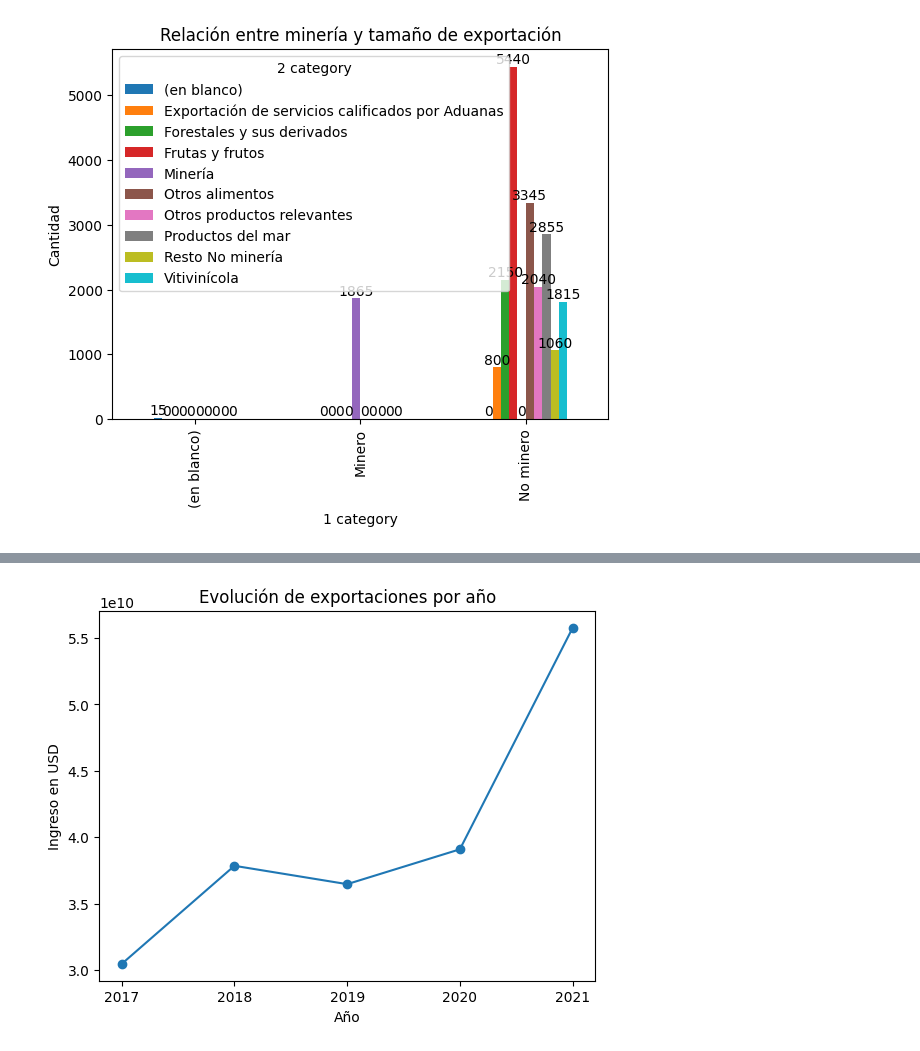
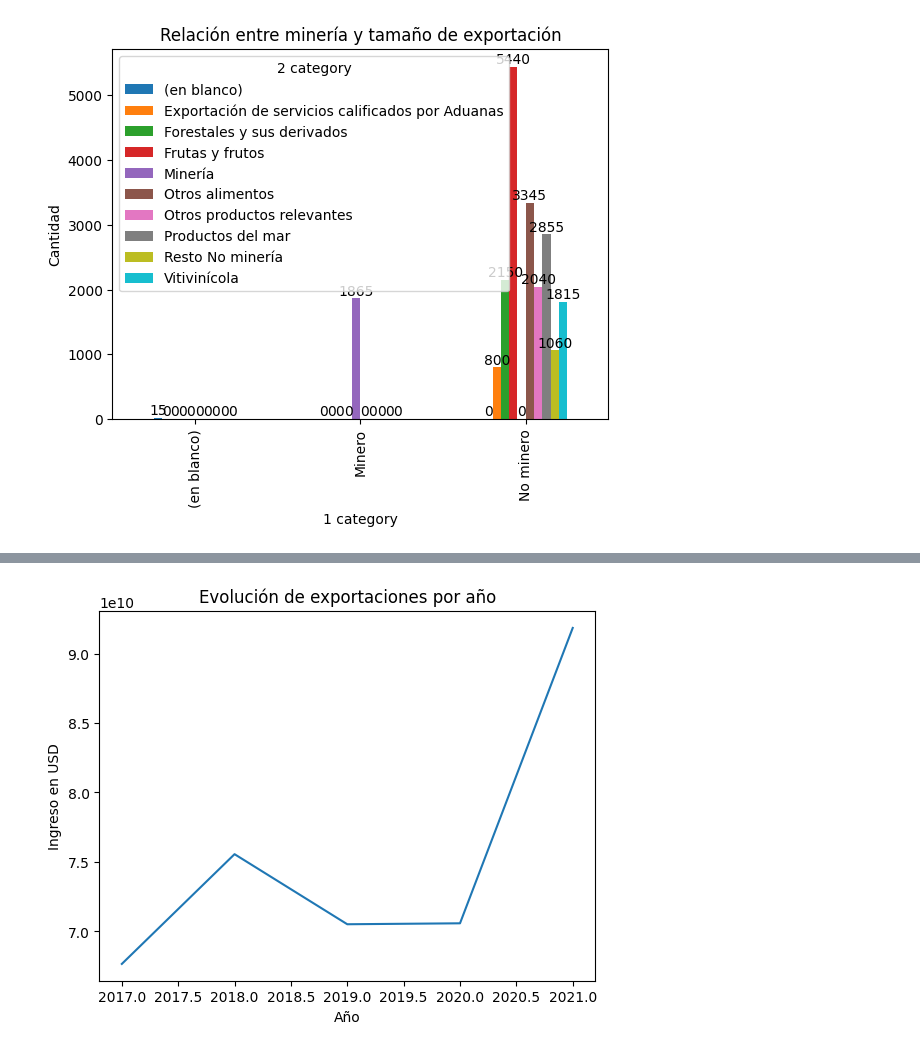
Before and after one commit to Cxris2145/MineriaDatos2026, a Jupyter notebook: ExportacionesChile2026.ipynb, the cells around one changed output, grey strips where cells are left out. Saved outputs shown, nothing was run; the diff lists cells and outputs as text; code cells hidden in the pictures.

```diff
--- a/ExportacionesChile2026.ipynb
+++ b/ExportacionesChile2026.ipynb
@@ -26,12 +40,6 @@ df.head()
 | 2 | China | Minero | Minería | Minerales de hierro y sus concent... | 2017 | 616711446,1 |
 | 3 | China | Minero | Minería | Litio | 2017 | 234218255 |
 | 4 | China | Minero | Minería | Minerales de molibdeno y sus conc... | 2017 | 37490057,93 |
-# %%
-#Limpieza de datos
-
-df['Income in USD'] = pd.to_numeric(df['Income in USD'], errors='coerce')
-df.columns = df.columns.str.strip()
-df = df.drop_duplicates()
 # %%
 df_anio = df["Year"].describe()
 print(df_anio)
@@ -270,11 +261,13 @@ plt.show()
 # %% [output]
 [figure]
 # %%
-# Este gráfico muestra solo los promedios por categoría,
-# evitando usar línea porque las diferencias son muy grandes.
+df['Income in USD'] = df['Income in USD'].str.replace(',', '.', regex=True).astype(float)
+# Aquí vemos cuánto dinero genera en promedio cada tipo de exportación.
+# Esto es importante porque no importa solo cuántas hay, sino cuánto dinero dejan.
 
 ax = df.groupby('1 category')['Income in USD'].mean().plot(kind='bar')
 
+import matplotlib.pyplot as plt
 plt.title("Promedio de ingresos por categoría")
 plt.ylabel("Ingreso promedio en USD")
 
@@ -289,21 +282,17 @@ plt.show()
 # %%
-# Este gráfico muestra cómo cambian las exportaciones por año.
-# Se ajusta el eje X para que los años se vean como números enteros (sin decimales).
+# Este gráfico sirve para ver cómo han cambiado las exportaciones a lo largo de los años.
+# Ayuda a entender si el país ha exportado más o menos con el tiempo.
 
 exportaciones_anio = df.groupby('Year')['Income in USD'].sum()
 
-ax = exportaciones_anio.plot(marker='o')
+exportaciones_anio.plot()
 
 plt.title("Evolución de exportaciones por año")
 plt.xlabel("Año")
 plt.ylabel("Ingreso en USD")
-
-# Forzar que el eje X muestre solo años enteros
-plt.xticks(exportaciones_anio.index)
-
 plt.show()
 # %% [output]
-[figure, old version]
+[figure, new version]
 # %%
 # Este gráfico muestra qué países compran más a Chile.
 # Sirve para entender hacia dónde se están yendo las exportaciones más importantes.
```
Also changed, not shown: parts of 18 cells of this notebook.
